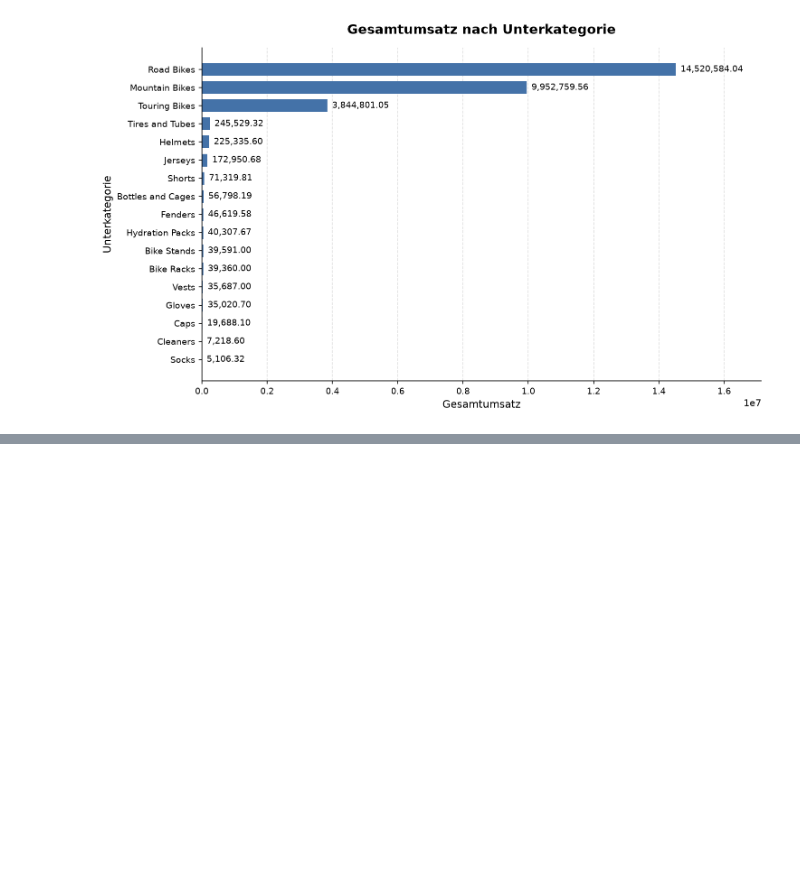
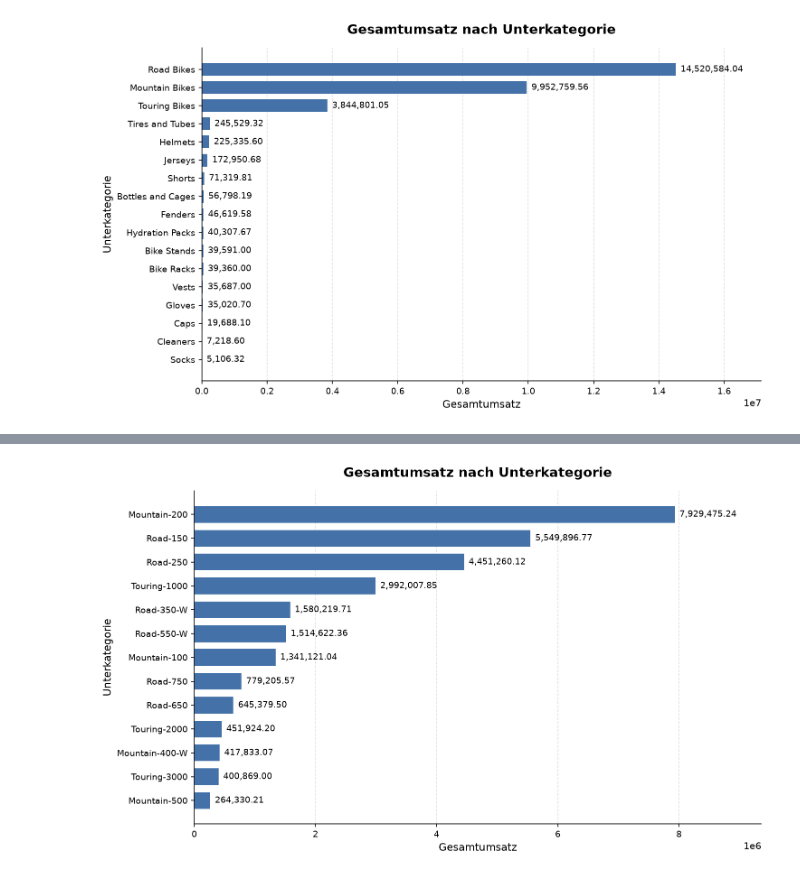
Before and after one commit to RafaelRiesle/cpm_projekt_14_vorhersage_numerischer_Werte, a Jupyter notebook: notebooks/analysis.ipynb, the cells around one changed output, grey strips where cells are left out. Drawn from its saved outputs; the diff is of its cells as text; code cells hidden in the pictures; blank space fills up the shorter version.

```diff
--- a/notebooks/analysis.ipynb
+++ b/notebooks/analysis.ipynb
@@ -137,0 +198,5 @@ KeyError: 'Revenue'
+# %%
+# Road Bikes
+
+bikes_df = df[df["Category"] == "Bikes"]
+bikes_df
@@ -137,0 +217,14 @@ KeyError: 'Revenue'
+# %%
+sum_sales_amount_model = calculate_amount_per_column(bikes_df, "Model", "SalesAmount")
+
+
+ScientificBarChart(
+    sum_sales_amount_model,
+    category_col="Model",
+    value_col="SumSalesAmount",
+    title="Gesamtumsatz nach Unterkategorie",
+    xlabel="Gesamtumsatz",
+    ylabel="Unterkategorie",
+).plot()
+# %% [output]
+[figure, added]
```
Also changed, not shown: parts of 13 cells of this notebook, 3 other files.
